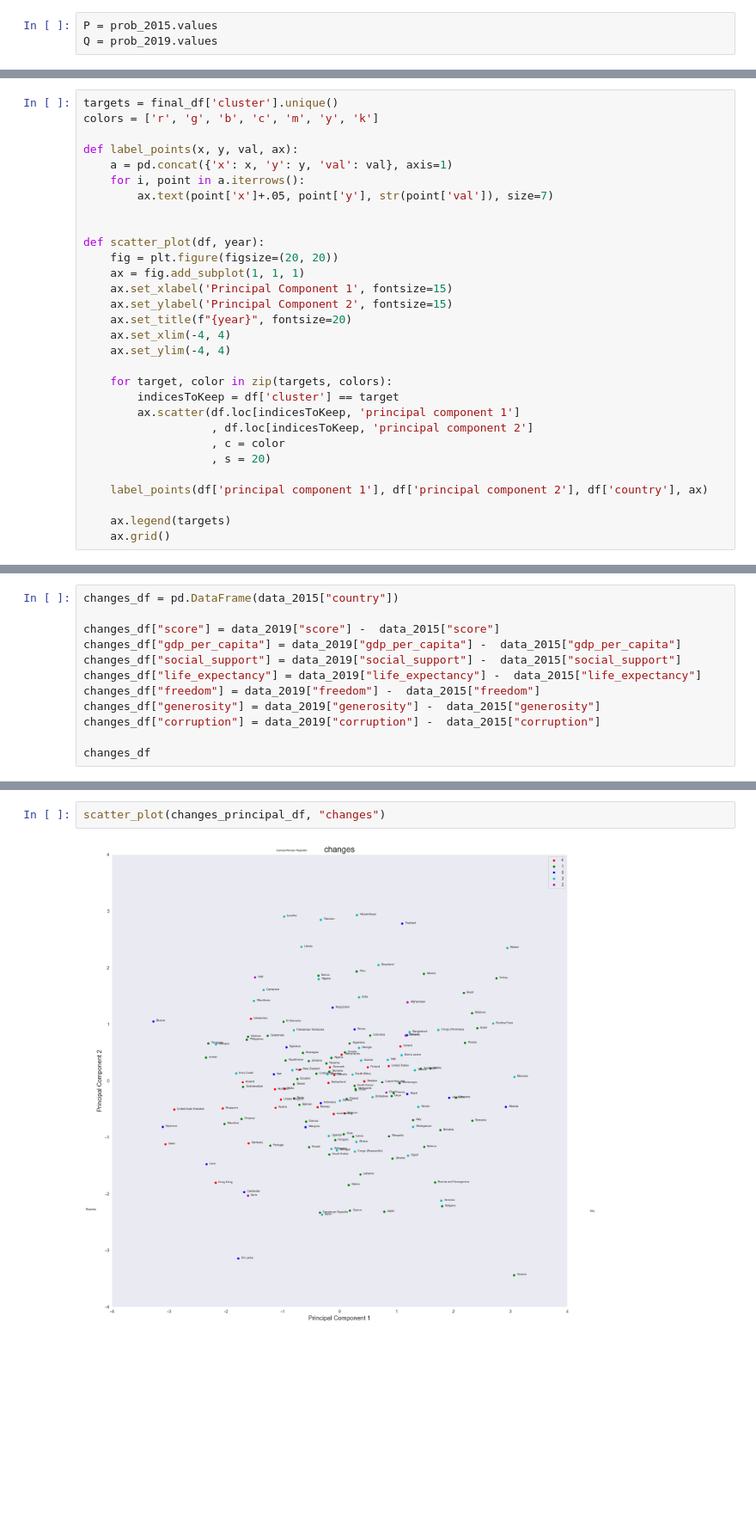
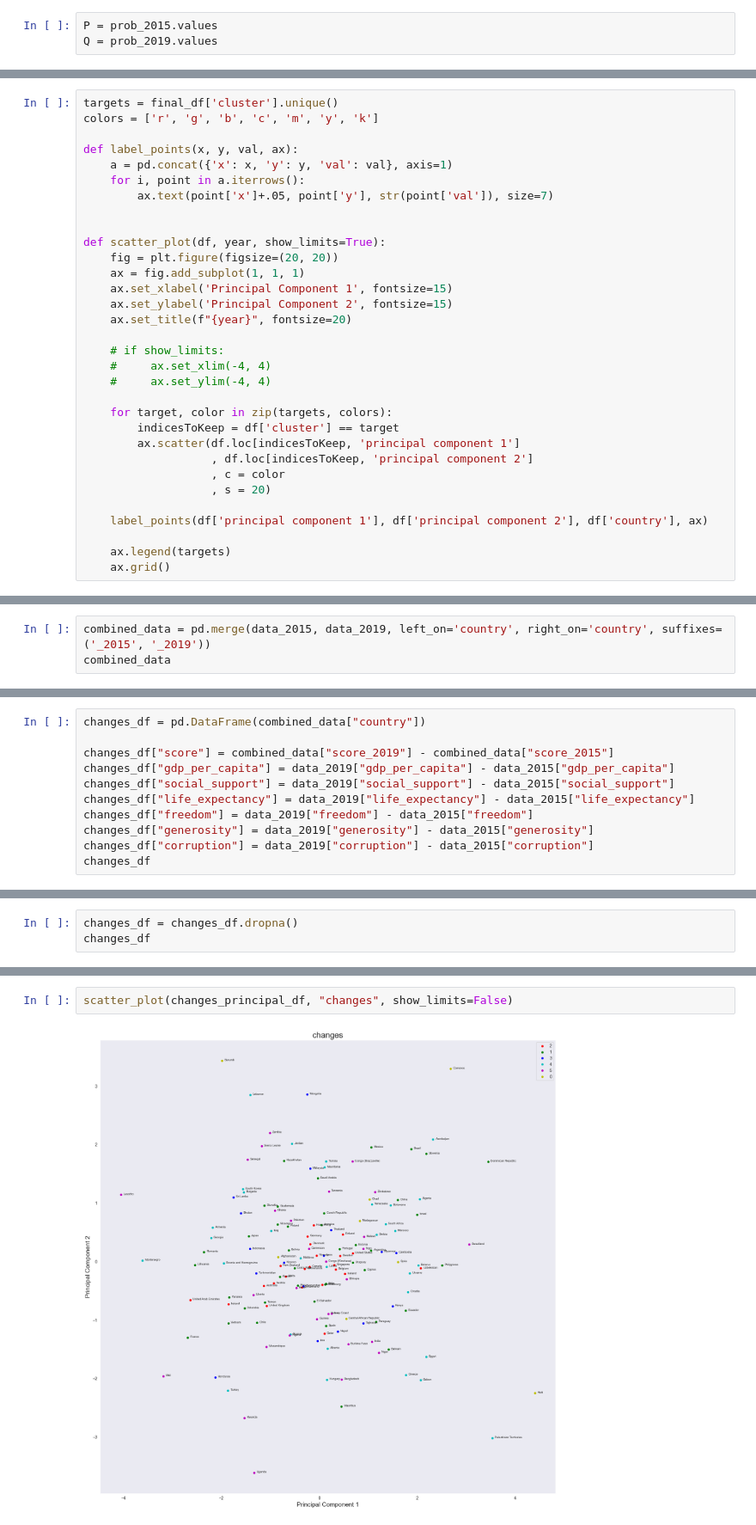
Before and after one commit to kaneeldias/country-happiness-scores, a Jupyter notebook: final.ipynb, the cells around one changed output, grey strips where cells are left out. Shown at 86% size. Drawn from its saved outputs; the diff is of its cells as text; blank space fills up the shorter version.

```diff
--- a/final.ipynb
+++ b/final.ipynb
@@ -749,14 +783,16 @@ def label_points(x, y, val, ax):
         ax.text(point['x']+.05, point['y'], str(point['val']), size=7)
 
 
-def scatter_plot(df, year):
+def scatter_plot(df, year, show_limits=True):
     fig = plt.figure(figsize=(20, 20))
     ax = fig.add_subplot(1, 1, 1)
     ax.set_xlabel('Principal Component 1', fontsize=15)
     ax.set_ylabel('Principal Component 2', fontsize=15)
     ax.set_title(f"{year}", fontsize=20)
-    ax.set_xlim(-4, 4)
-    ax.set_ylim(-4, 4)
+
+    # if show_limits:
+    #     ax.set_xlim(-4, 4)
+    #     ax.set_ylim(-4, 4)
 
     for target, color in zip(targets, colors):
         indicesToKeep = df['cluster'] == target
@@ -865,0 +916,3 @@ scatter_plot_centroids(principal_df_centroids)
+# %%
+combined_data = pd.merge(data_2015, data_2019, left_on='country', right_on='country', suffixes=('_2015', '_2019'))
+combined_data
@@ -866,14 +933,13 @@ scatter_plot_centroids(principal_df_centroids)
 # %%
-changes_df = pd.DataFrame(data_2015["country"])
+changes_df = pd.DataFrame(combined_data["country"])
 
-changes_df["score"] = data_2019["score"] -  data_2015["score"]
-changes_df["gdp_per_capita"] = data_2019["gdp_per_capita"] -  data_2015["gdp_per_capita"]
-changes_df["social_support"] = data_2019["social_support"] -  data_2015["social_support"]
-changes_df["life_expectancy"] = data_2019["life_expectancy"] -  data_2015["life_expectancy"]
-changes_df["freedom"] = data_2019["freedom"] -  data_2015["freedom"]
-changes_df["generosity"] = data_2019["generosity"] -  data_2015["generosity"]
-changes_df["corruption"] = data_2019["corruption"] -  data_2015["corruption"]
-
+changes_df["score"] = combined_data["score_2019"] - combined_data["score_2015"]
+changes_df["gdp_per_capita"] = data_2019["gdp_per_capita"] - data_2015["gdp_per_capita"]
+changes_df["social_support"] = data_2019["social_support"] - data_2015["social_support"]
+changes_df["life_expectancy"] = data_2019["life_expectancy"] - data_2015["life_expectancy"]
+changes_df["freedom"] = data_2019["freedom"] - data_2015["freedom"]
+changes_df["generosity"] = data_2019["generosity"] - data_2015["generosity"]
+changes_df["corruption"] = data_2019["corruption"] - data_2015["corruption"]
 changes_df
 # %% [output]
 |  | country | score | gdp_per_capita | social_support | life_expectancy | freedom | generosity | corruption |
@@ -891,0 +958,3 @@ changes_df
+# %%
+changes_df = changes_df.dropna()
+changes_df
@@ -918,5 +1020,5 @@ changes_principal_df
 149 rows × 4 columns
 # %%
-scatter_plot(changes_principal_df, "changes")
+scatter_plot(changes_principal_df, "changes", show_limits=False)
 # %% [output]
-[figure, old version]
+[figure, new version]
```
Also changed, not shown: parts of 39 cells of this notebook, 6 other files.
